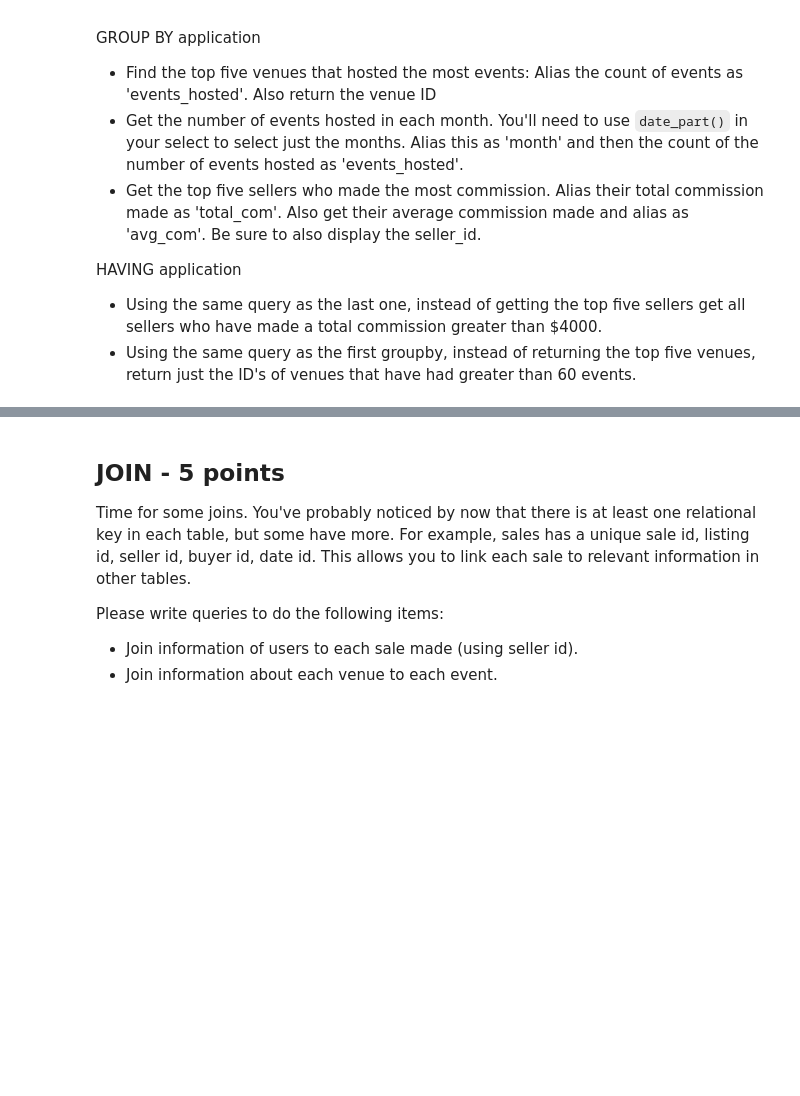
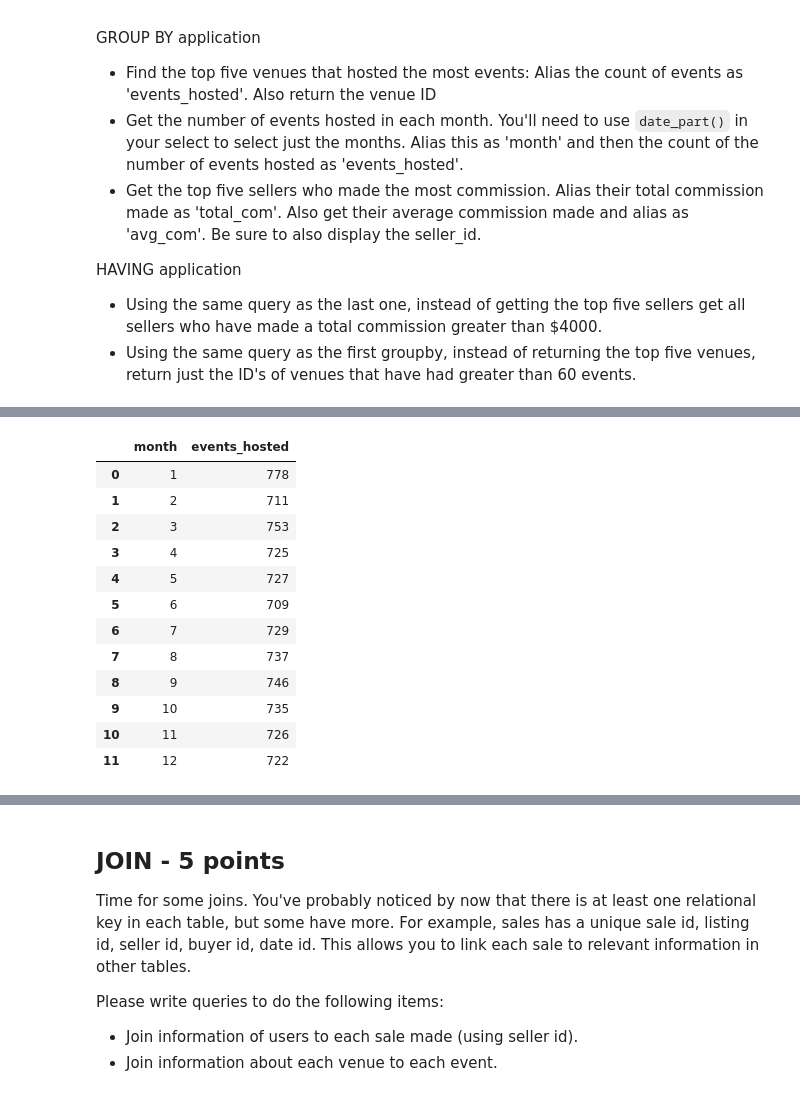
Before and after one commit to CougarBellinger/ISTA-322-FA24, a Jupyter notebook: Classwork/Homework/DE_HW4_cougar_bellinger.ipynb, the cells around one changed output, grey strips where cells are left out. Saved outputs shown, nothing was run; the diff lists cells and outputs as text; code cells hidden in the pictures; blank space fills up the shorter version.

```diff
--- a/Classwork/Homework/DE_HW4_cougar_bellinger.ipynb
+++ b/Classwork/Homework/DE_HW4_cougar_bellinger.ipynb
@@ -89,6 +244,30 @@ HAVING application
 # %%
 # Get the number of events hosted in each month. You'll need to use `month()` in your select to select just the months.
 # Alias this as 'month' and then the count of the number of events hosted as 'events_hosted'
+qs = """
+    SELECT month(starttime) as month, COUNT(venueid) as events_hosted
+    FROM ticketsdb_event
+    GROUP BY month
+"""
+
+run_query(qs)
+
+# run_query("show tables")
+# sql_head("ticketsdb_event")
+# %% [output]
+|  | month | events_hosted |
+| 0 | 1 | 778 |
+| 1 | 2 | 711 |
+| 2 | 3 | 753 |
+| 3 | 4 | 725 |
+| 4 | 5 | 727 |
+| 5 | 6 | 709 |
+| 6 | 7 | 729 |
+| 7 | 8 | 737 |
+| 8 | 9 | 746 |
+| 9 | 10 | 735 |
+| 10 | 11 | 726 |
+| 11 | 12 | 722 |
 # %%
 # Get the top five sellers who made the most commission. Alias their total commission made as 'total_com'.
 # Also get their average commission made and alias as 'avg_com'. Be sure to also display the seller_id
```
Also changed, not shown: parts of 18 cells of this notebook.
